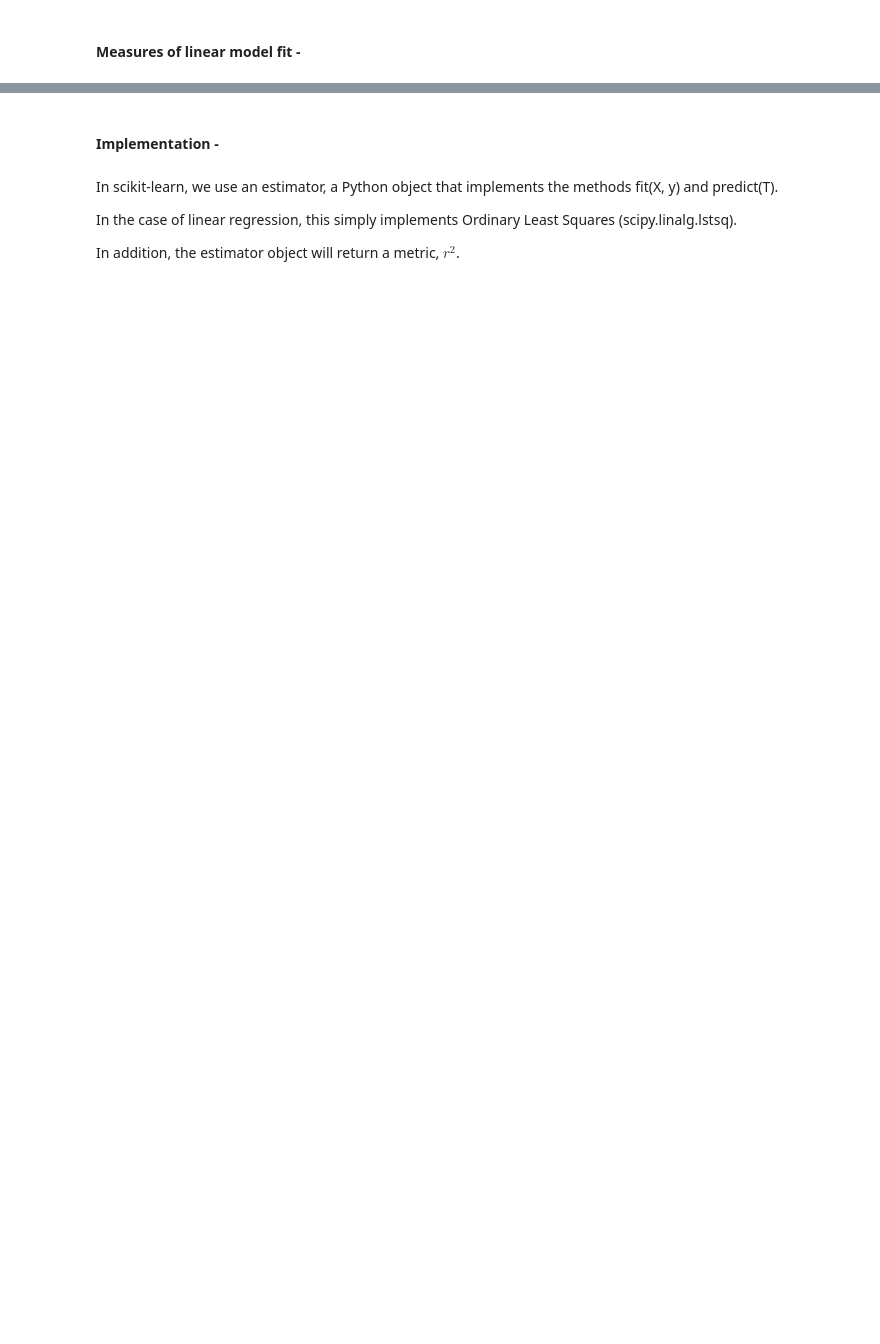
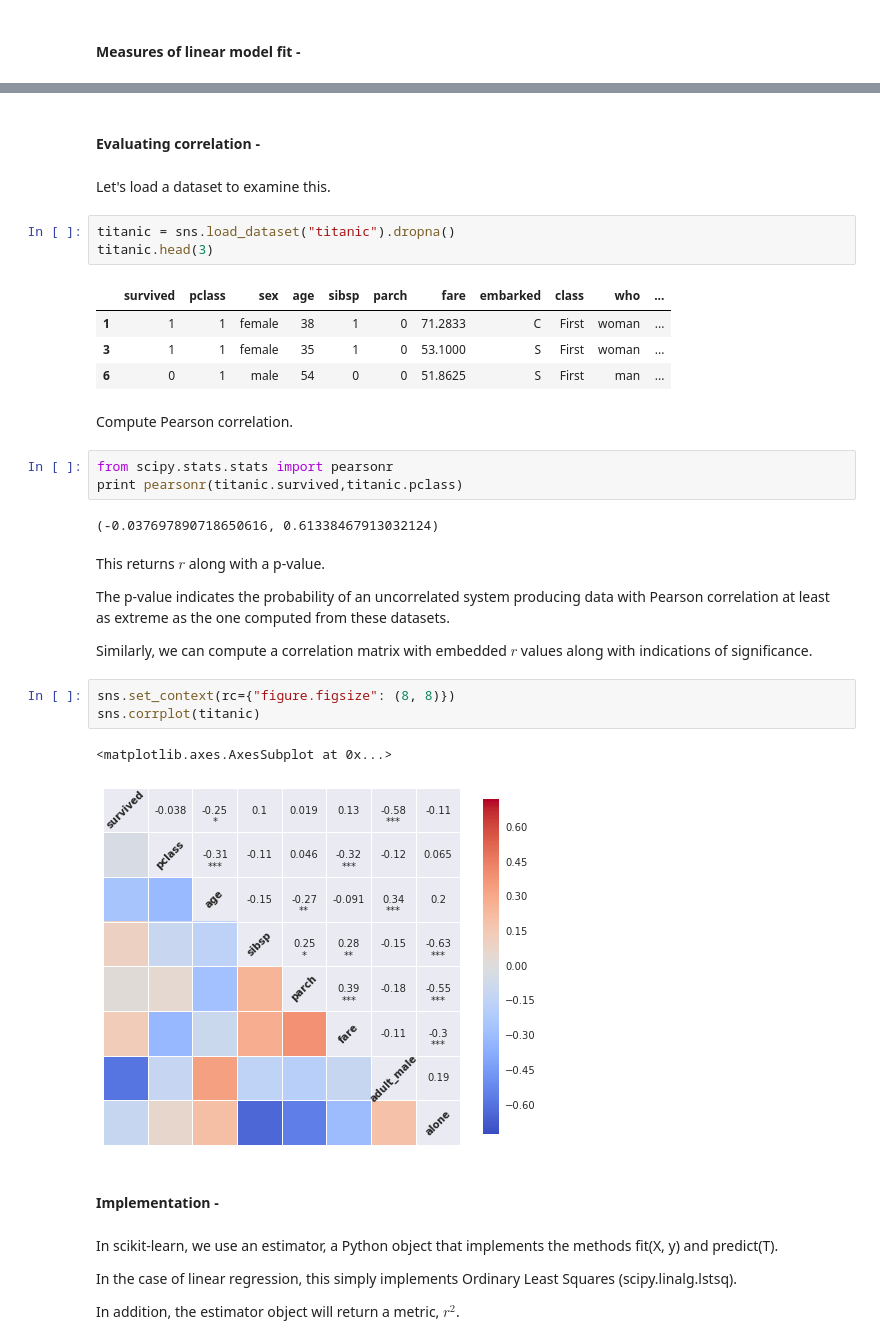
Before and after one commit to lmart999/CS229_ISL, a Jupyter notebook: Linear Regression.ipynb, the cells around one changed output, grey strips where cells are left out. Saved outputs shown, nothing was run; the diff lists cells and outputs as text; blank space fills up the shorter version.

```diff
--- a/Linear Regression.ipynb
+++ b/Linear Regression.ipynb
@@ -274,5 +265,36 @@ In the simple (single predictor) linear regression setting, squared correlation
 
 This breaks if we have more than one predictor, as correlation quantifies association between a single pair of variables only.
+# %% [markdown]
+#### Evaluating correlation -
+# %% [markdown]
+Let's load a dataset to examine this.
+# %%
+titanic = sns.load_dataset("titanic").dropna()
+titanic.head(3)
+# %% [output]
+|  | survived | pclass | sex | age | sibsp | parch | fare | embarked | class | who | ... |
+| 1 | 1 | 1 | female | 38 | 1 | 0 | 71.2833 | C | First | woman | ... |
+| 3 | 1 | 1 | female | 35 | 1 | 0 | 53.1000 | S | First | woman | ... |
+| 6 | 0 | 1 | male | 54 | 0 | 0 | 51.8625 | S | First | man | ... |
+# %% [markdown]
+Compute Pearson correlation.
+# %%
+from scipy.stats.stats import pearsonr
+print pearsonr(titanic.survived,titanic.pclass)
+# %% [output]
+(-0.037697890718650616, 0.61338467913032124)
+# %% [markdown]
+This returns $r$ along with a p-value.
+
+The p-value indicates the probability of an uncorrelated system producing data with Pearson correlation at least as extreme as the one computed from these datasets.
+
+Similarly, we can compute a correlation matrix with embedded $r$ values along with indications of significance.
+# %%
+sns.set_context(rc={"figure.figsize": (8, 8)})
+sns.corrplot(titanic)
+# %% [output]
+<matplotlib.axes.AxesSubplot at 0x...>
+[figure, added]
 # %% [markdown]
 #### Implementation -
 # %% [markdown]
```
Also changed, not shown: parts of 26 cells of this notebook.
